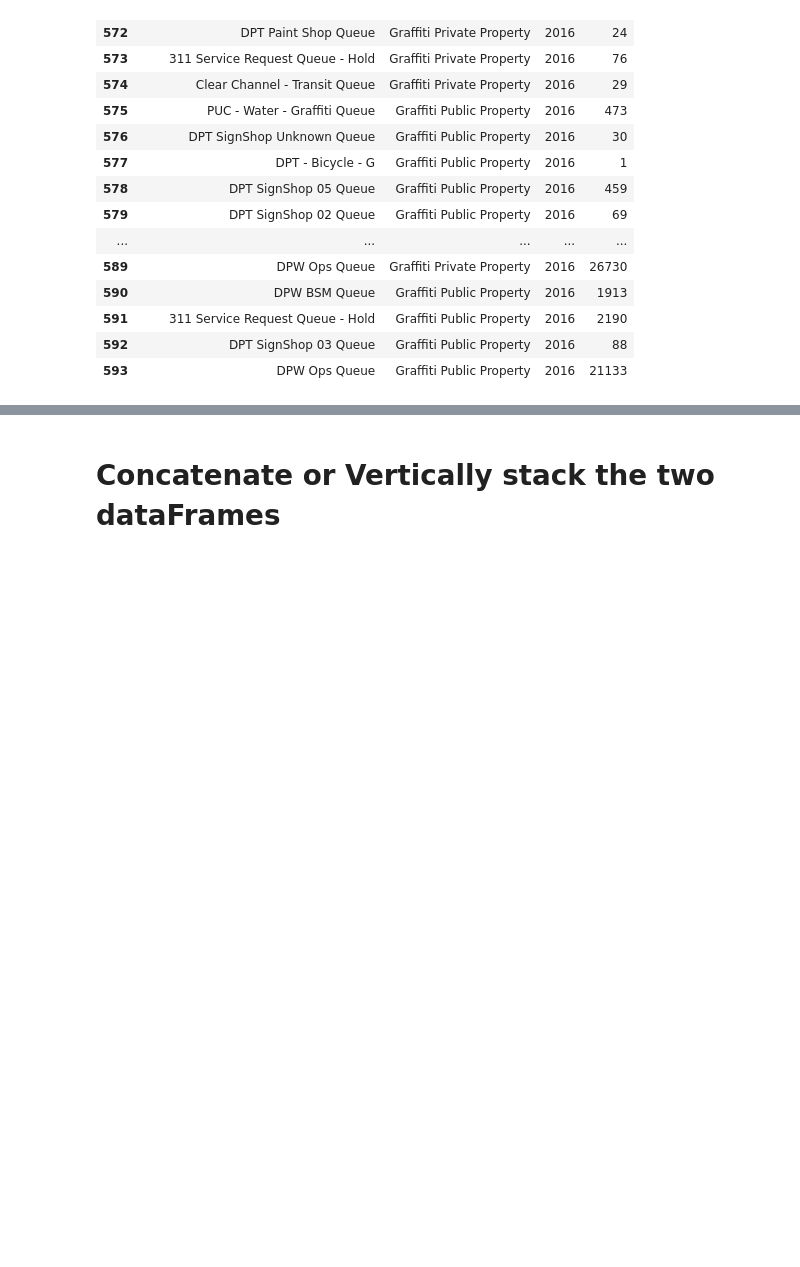
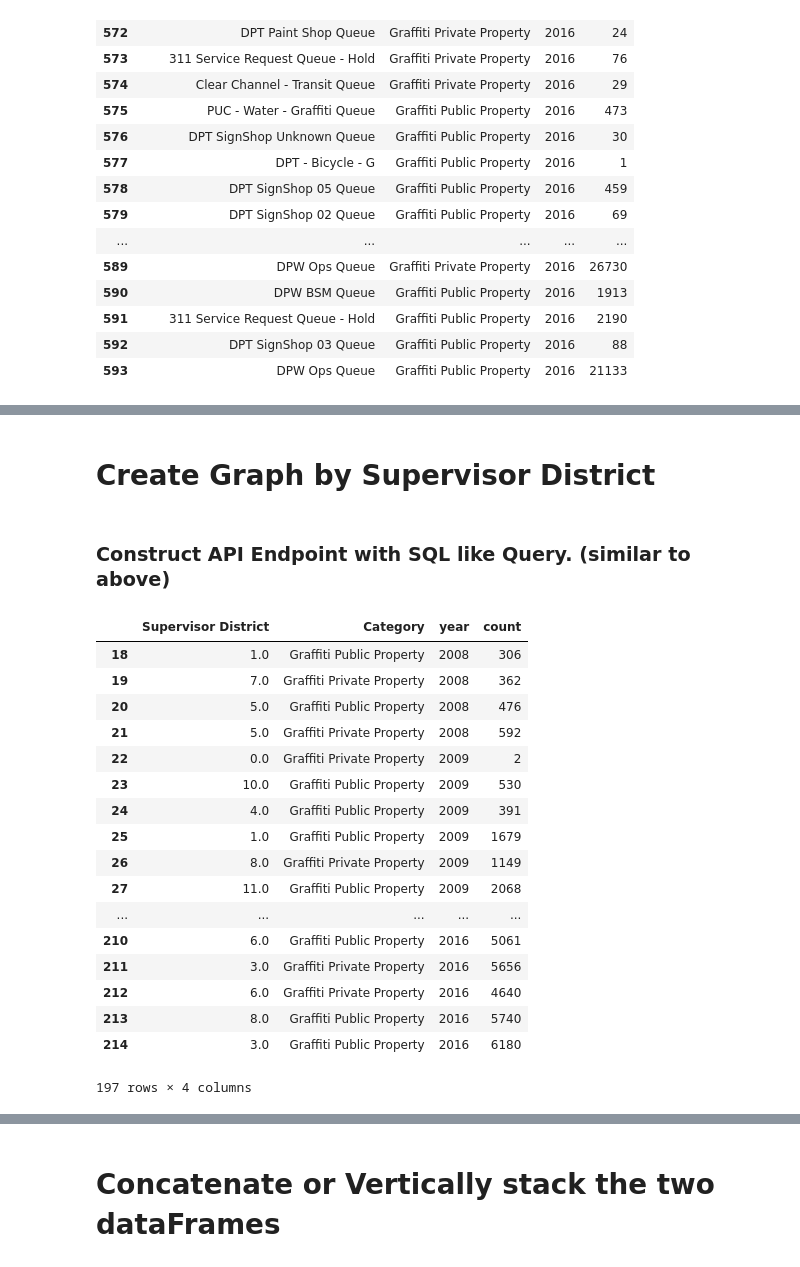
Before and after one commit to gregorydillon/JupyterPractice, a Jupyter notebook: graffiti_SF311/SF311 Annual -keh.ipynb, the cells around one changed output, grey strips where cells are left out. Cells and saved outputs as stored; diff of their text form; code cells hidden in the pictures; blank space fills up the shorter version.

```diff
--- a/graffiti_SF311/SF311 Annual -keh.ipynb
+++ b/graffiti_SF311/SF311 Annual -keh.ipynb
@@ -249,3 +249,5 @@ show(line)
 # %% [output]
 INFO:bokeh.core.state:Session output file 'line.html' already exists, will be overwritten.
 [interactive output not drawn]
+# %% [markdown]
+# Create Graph by Supervisor District
@@ -251,0 +256,2 @@ INFO:bokeh.core.state:Session output file 'line.html' already exists, will be ov
+# %% [markdown]
+### Construct API Endpoint with SQL like Query.   (similar to above)
@@ -251,0 +262,27 @@ INFO:bokeh.core.state:Session output file 'line.html' already exists, will be ov
+# %%
+df=pd.read_csv(url)
+df=df[18:]
+df['year']=df['year'].str.extract('(?P<year>\d{4})').astype(str)
+df['count']=df['count'].astype(int)
+df=df[:-1]
+#df.head(3)
+df
+# %% [output]
+|  | Supervisor District | Category | year | count |
+| 18 | 1.0 | Graffiti Public Property | 2008 | 306 |
+| 19 | 7.0 | Graffiti Private Property | 2008 | 362 |
+| 20 | 5.0 | Graffiti Public Property | 2008 | 476 |
+| 21 | 5.0 | Graffiti Private Property | 2008 | 592 |
+| 22 | 0.0 | Graffiti Private Property | 2009 | 2 |
+| 23 | 10.0 | Graffiti Public Property | 2009 | 530 |
+| 24 | 4.0 | Graffiti Public Property | 2009 | 391 |
+| 25 | 1.0 | Graffiti Public Property | 2009 | 1679 |
+| 26 | 8.0 | Graffiti Private Property | 2009 | 1149 |
+| 27 | 11.0 | Graffiti Public Property | 2009 | 2068 |
+| ... | ... | ... | ... | ... |
+| 210 | 6.0 | Graffiti Public Property | 2016 | 5061 |
+| 211 | 3.0 | Graffiti Private Property | 2016 | 5656 |
+| 212 | 6.0 | Graffiti Private Property | 2016 | 4640 |
+| 213 | 8.0 | Graffiti Public Property | 2016 | 5740 |
+| 214 | 3.0 | Graffiti Public Property | 2016 | 6180 |
+197 rows × 4 columns
```
Also changed, not shown: parts of 10 cells of this notebook, 2 other files.
